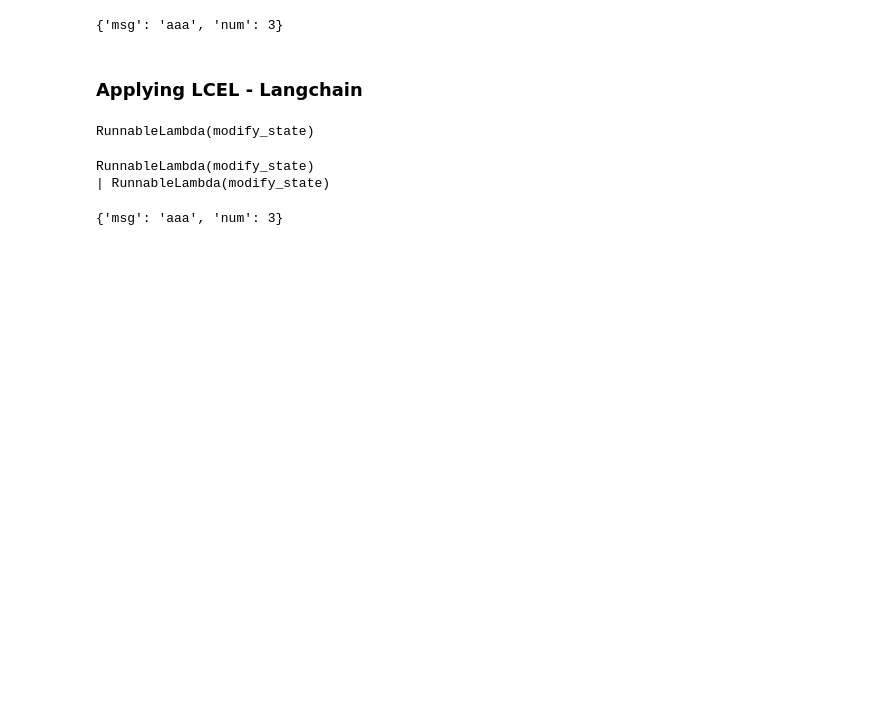
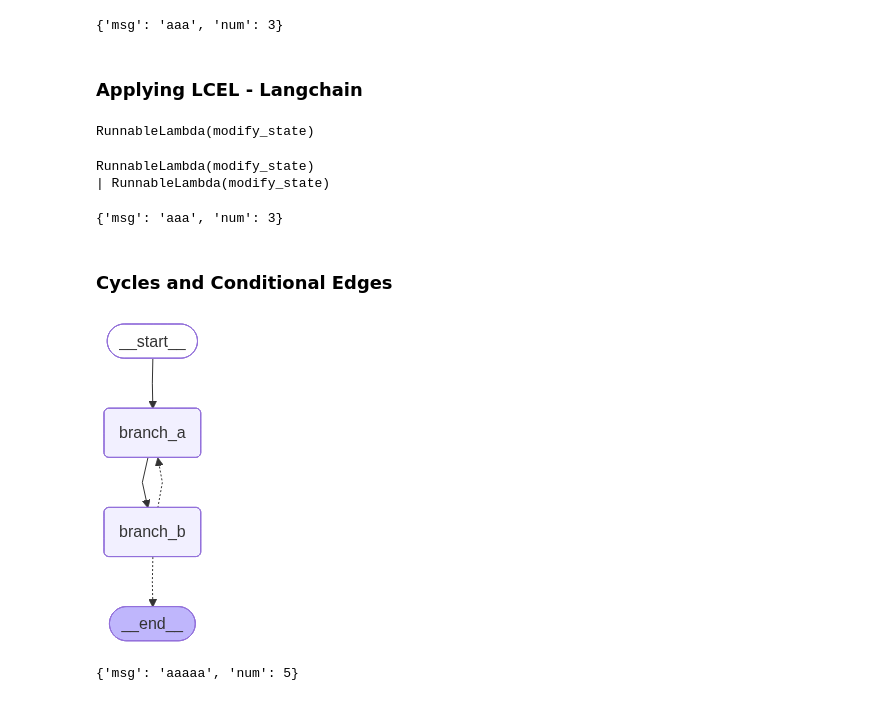
Before and after one commit to Sabbha20/crispy_lg_agent, a Jupyter notebook: 000_Basics.ipynb, the cells around one changed output. Drawn from its saved outputs; the diff is of its cells as text; code cells hidden in the pictures; blank space fills up the shorter version.

Commit message:
feat: cycles and conditions in lg

```diff
--- a/000_Basics.ipynb
+++ b/000_Basics.ipynb
@@ -91,3 +91,37 @@ RunnableLambda(modify_state)
 chain.invoke({"msg": "a", "num": 1})
 # %% [output]
 {'msg': 'aaa', 'num': 3}
+# %% [markdown]
+### Cycles and Conditional Edges
+# %%
+def modify_state(state: InputState):
+    state["msg"] += "a"
+    state["num"] += 1
+    return state
+
+def router(state: InputState):
+    if state["num"] < 5:
+        return "branch_a"
+    else:
+        return "__end__"
+# %%
+g1 = StateGraph(InputState)
+
+g1.add_node("branch_a", modify_state)
+g1.add_node("branch_b", modify_state)
+
+g1.add_edge(START, "branch_a")
+g1.add_edge("branch_a", "branch_b")
+g1.add_conditional_edges("branch_b", router, {
+    "branch_a": "branch_a",
+    "__end__": END
+})
+
+runnable = g1.compile()
+runnable
+# %% [output]
+[figure, added]
+# %%
+runnable.invoke({"msg": "a", "num": 1})
+# %% [output]
+{'msg': 'aaaaa', 'num': 5}
```
